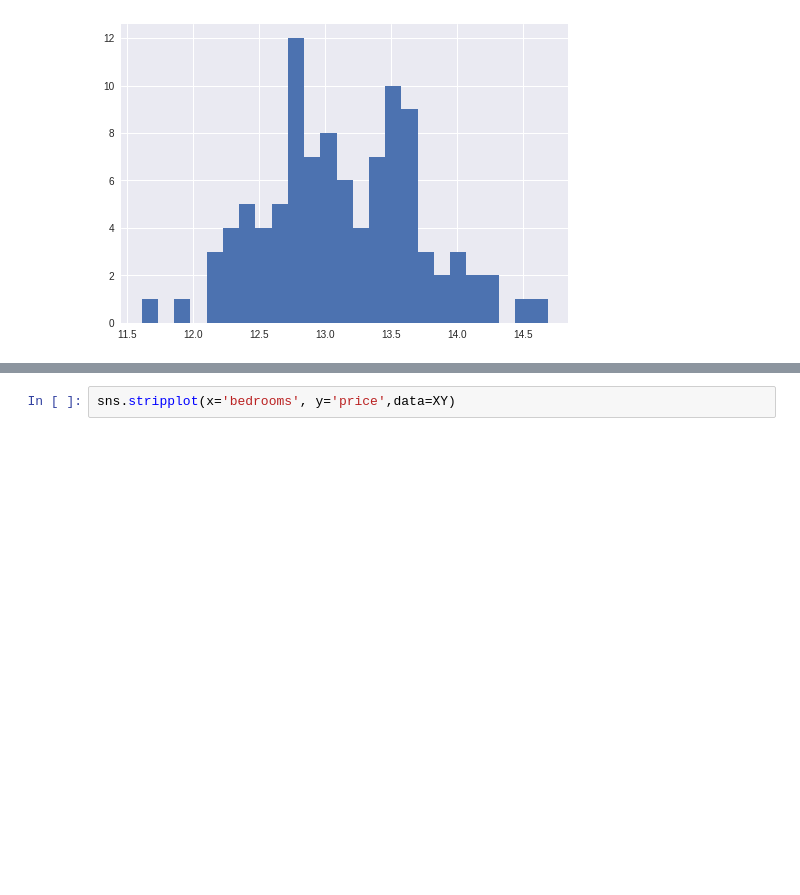
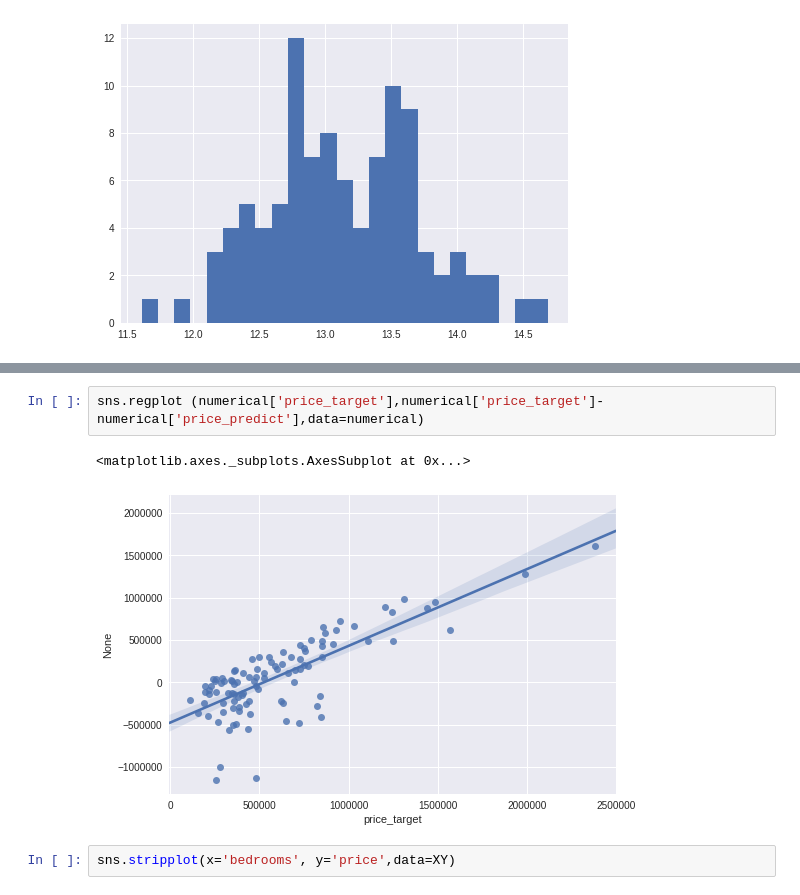
Before and after one commit to solidarite/friend, a Jupyter notebook: README.ipynb, the cells around one changed output, grey strips where cells are left out. Saved outputs shown, nothing was run; the diff lists cells and outputs as text; blank space fills up the shorter version.

```diff
--- a/README.ipynb
+++ b/README.ipynb
@@ -206,3 +251,8 @@ plt.scatter(numerical['price_target'],Substraction['difference_target_predict'])
+# %%
+sns.regplot (numerical['price_target'],numerical['price_target']-numerical['price_predict'],data=numerical)
+# %% [output]
+<matplotlib.axes._subplots.AxesSubplot at 0x...>
+[figure, added]
 # %%
 sns.stripplot(x='bedrooms', y='price',data=XY)
 # %% [output]
```
Also changed, not shown: parts of 11 cells of this notebook.
